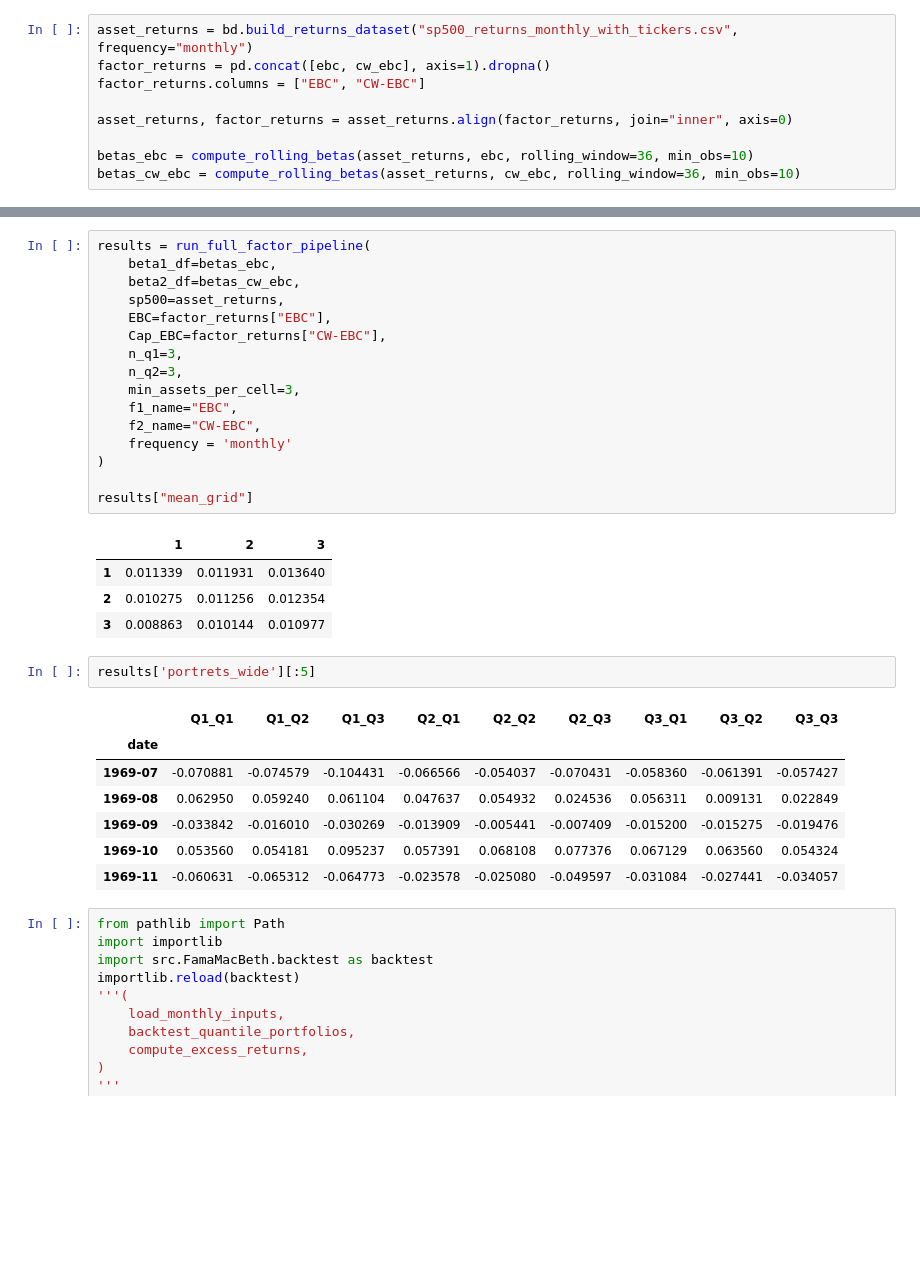
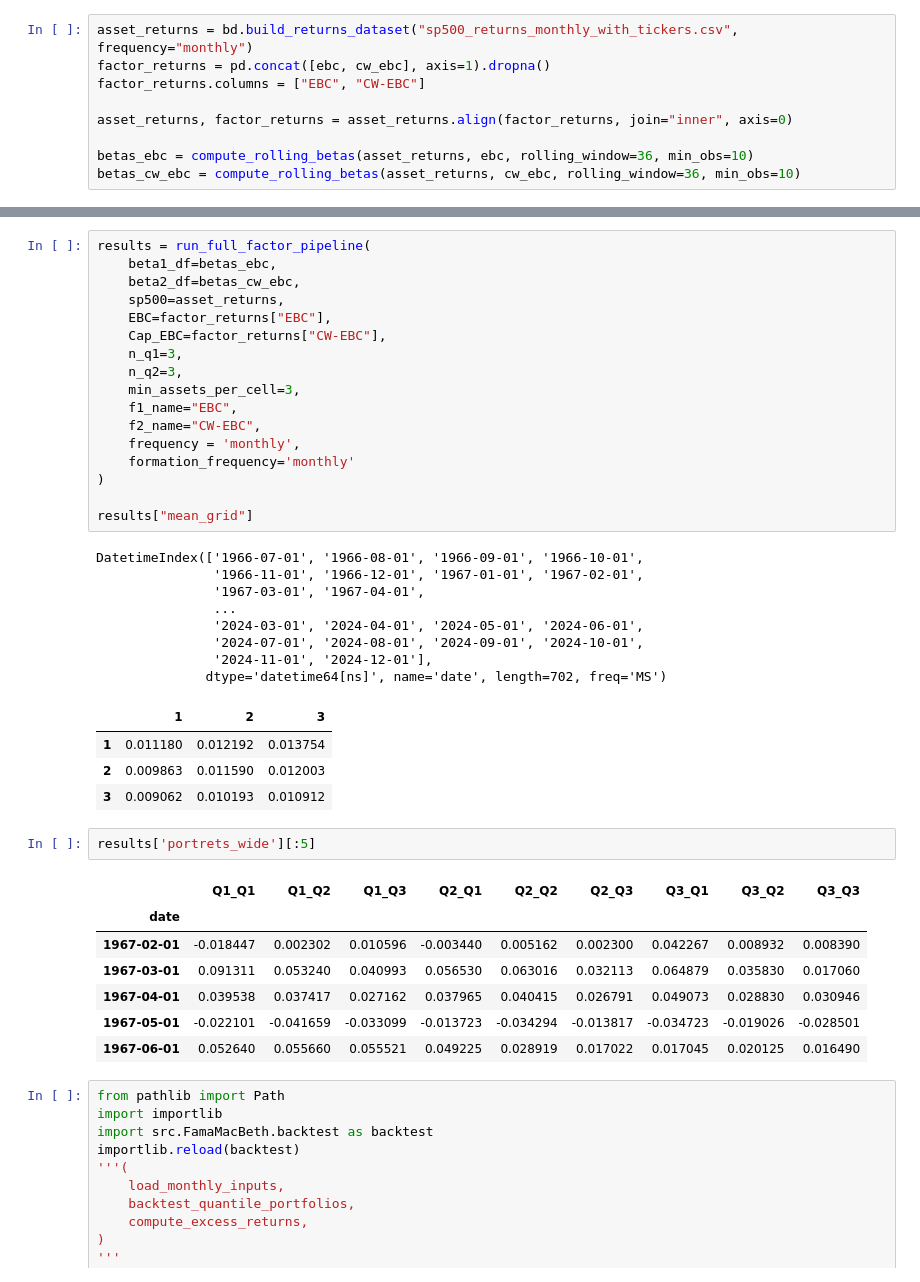
Before and after one commit to eviprous/Invesco_Research_Project, a Jupyter notebook: notebooks/EBC_Quantiles_monthly.ipynb, the cells around one changed output, grey strips where cells are left out. Drawn from its saved outputs; the diff is of its cells as text; blank space fills up the shorter version.

```diff
--- a/notebooks/EBC_Quantiles_monthly.ipynb
+++ b/notebooks/EBC_Quantiles_monthly.ipynb
@@ -34,34 +209,43 @@ betas_cw_ebc = compute_rolling_betas(asset_returns, cw_ebc, rolling_window=36, m
 # %%
 results = run_full_factor_pipeline(
     beta1_df=betas_ebc,
     beta2_df=betas_cw_ebc,
     sp500=asset_returns,
     EBC=factor_returns["EBC"],
     Cap_EBC=factor_returns["CW-EBC"],
     n_q1=3,
     n_q2=3,
     min_assets_per_cell=3,
     f1_name="EBC",
     f2_name="CW-EBC",
-    frequency = 'monthly'
+    frequency = 'monthly',
+    formation_frequency='monthly'
 )
 
 results["mean_grid"]
 # %% [output]
+DatetimeIndex(['1966-07-01', '1966-08-01', '1966-09-01', '1966-10-01',
+               '1966-11-01', '1966-12-01', '1967-01-01', '1967-02-01',
+               '1967-03-01', '1967-04-01',
+               ...
+               '2024-03-01', '2024-04-01', '2024-05-01', '2024-06-01',
+               '2024-07-01', '2024-08-01', '2024-09-01', '2024-10-01',
+               '2024-11-01', '2024-12-01'],
+              dtype='datetime64[ns]', name='date', length=702, freq='MS')
 |  | 1 | 2 | 3 |
-| 1 | 0.011339 | 0.011931 | 0.013640 |
-| 2 | 0.010275 | 0.011256 | 0.012354 |
-| 3 | 0.008863 | 0.010144 | 0.010977 |
+| 1 | 0.011180 | 0.012192 | 0.013754 |
+| 2 | 0.009863 | 0.011590 | 0.012003 |
+| 3 | 0.009062 | 0.010193 | 0.010912 |
 # %%
 results['portrets_wide'][:5]
 # %% [output]
 |  | Q1_Q1 | Q1_Q2 | Q1_Q3 | Q2_Q1 | Q2_Q2 | Q2_Q3 | Q3_Q1 | Q3_Q2 | Q3_Q3 |
 | date |  |  |  |  |  |  |  |  |  |
-| 1969-07 | -0.070881 | -0.074579 | -0.104431 | -0.066566 | -0.054037 | -0.070431 | -0.058360 | -0.061391 | -0.057427 |
-| 1969-08 | 0.062950 | 0.059240 | 0.061104 | 0.047637 | 0.054932 | 0.024536 | 0.056311 | 0.009131 | 0.022849 |
-| 1969-09 | -0.033842 | -0.016010 | -0.030269 | -0.013909 | -0.005441 | -0.007409 | -0.015200 | -0.015275 | -0.019476 |
-| 1969-10 | 0.053560 | 0.054181 | 0.095237 | 0.057391 | 0.068108 | 0.077376 | 0.067129 | 0.063560 | 0.054324 |
-| 1969-11 | -0.060631 | -0.065312 | -0.064773 | -0.023578 | -0.025080 | -0.049597 | -0.031084 | -0.027441 | -0.034057 |
+| 1967-02-01 | -0.018447 | 0.002302 | 0.010596 | -0.003440 | 0.005162 | 0.002300 | 0.042267 | 0.008932 | 0.008390 |
+| 1967-03-01 | 0.091311 | 0.053240 | 0.040993 | 0.056530 | 0.063016 | 0.032113 | 0.064879 | 0.035830 | 0.017060 |
+| 1967-04-01 | 0.039538 | 0.037417 | 0.027162 | 0.037965 | 0.040415 | 0.026791 | 0.049073 | 0.028830 | 0.030946 |
+| 1967-05-01 | -0.022101 | -0.041659 | -0.033099 | -0.013723 | -0.034294 | -0.013817 | -0.034723 | -0.019026 | -0.028501 |
+| 1967-06-01 | 0.052640 | 0.055660 | 0.055521 | 0.049225 | 0.028919 | 0.017022 | 0.017045 | 0.020125 | 0.016490 |
 # %%
 from pathlib import Path
 import importlib
```
Also changed, not shown: parts of 28 cells of this notebook, 9 other files.
